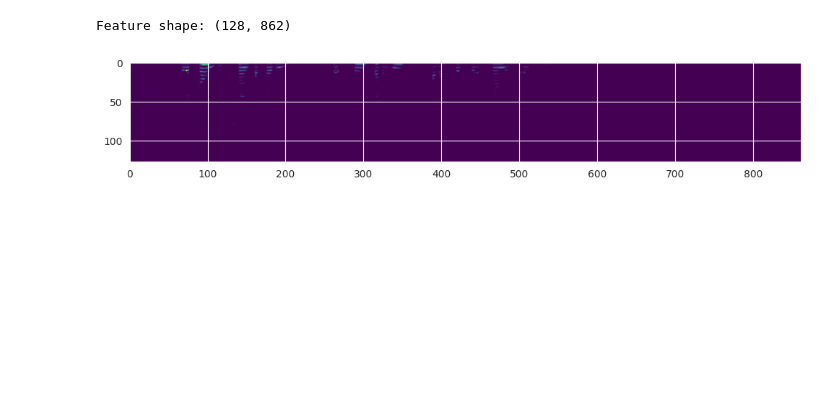
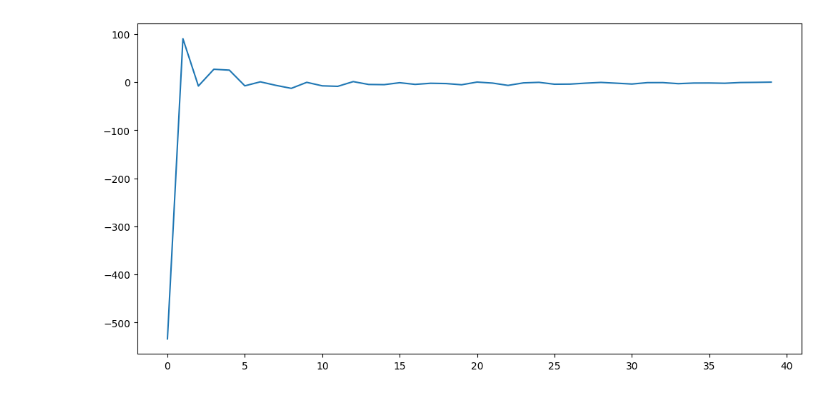
Before and after one commit to jo-pouradier/individu-feature-from-voice, a Jupyter notebook: training_with_new_features.ipynb, the cells around one changed output. Cells and saved outputs as stored; diff of their text form; code cells hidden in the pictures; blank space fills up the shorter version.

```diff
--- a/training_with_new_features.ipynb
+++ b/training_with_new_features.ipynb
@@ -42,6 +42,11 @@ def preprocess_label_data(label_data, keep_age=False):
         'seventies': 6
     }
     label_data = label_data.copy()
+    mfcc_features = []
+    for i in range(features_length):
+        mfcc_features.append(label_data[f'mfcc_{i}'])
+        label_data = label_data.drop(f'mfcc_{i}', axis=1)
+    label_data['mfcc_features'] = list(np.asarray(mfcc_features).T)
     if keep_age:
         serie_age = label_data['age'].copy()
     if use_ordinal_age:
@@ -53,6 +58,7 @@ def preprocess_label_data(label_data, keep_age=False):
 # %%
 import numpy as np
 import pandas as pd
+import tensorflow as tf
 
 
 def load_csv_data(csv_path):
@@ -78,8 +84,9 @@ def create_dataset(csv_path, batch_size, num_age_classes, train_ratio=0.8, rando
     print(f"Validation data: {len(val_data)} samples")
     # Convert columns to tensors
     def convert_to_tensors(data):
-        features = tf.convert_to_tensor(data['mfcc_features'].values, dtype=tf.float32)
-        ages = tf.convert_to_tensor(data['age'] if use_ordinal_age else data.iloc[:, 3:].values,
+        features = data['mfcc_features']
+        features = tf.convert_to_tensor(np.stack(features), dtype=tf.float32)
+        ages = tf.convert_to_tensor(data['age'] if use_ordinal_age else data.iloc[:, 4:].values,
                                     dtype=tf.float32)  # Assuming age columns start from index 3
         if not train_age_only:
             genders = tf.convert_to_tensor(data['gender'].values, dtype=tf.int32)
@@ -120,7 +127,7 @@ def create_dataset(csv_path, batch_size, num_age_classes, train_ratio=0.8, rando
         # Parse rows, and batch
         train_dataset = (
             train_dataset
-            .map(lambda path, age: tf_parse_row(path, None, age, num_age_classes),
+            .map(lambda features, age: tf_parse_row(features, None, age, num_age_classes),
                  num_parallel_calls=tf.data.AUTOTUNE)
             .batch(batch_size)
             .prefetch(tf.data.AUTOTUNE)  # Prefetch for efficient data loading
@@ -128,7 +135,7 @@ def create_dataset(csv_path, batch_size, num_age_classes, train_ratio=0.8, rando
 
         val_dataset = (
             val_dataset
-            .map(lambda path, age: tf_parse_row(path, None, age, num_age_classes),
+            .map(lambda features, age: tf_parse_row(features, None, age, num_age_classes),
                  num_parallel_calls=tf.data.AUTOTUNE)
             .batch(batch_size)
             .prefetch(tf.data.AUTOTUNE)  # Prefetch for efficient data loading
@@ -398,14 +404,12 @@ Model: "audio_age_and_gender_classifier_11"
 # %%
 # Visualise a batch on the same figure
 import matplotlib.pyplot as plt
 features, labels = train_dataset.take(1).as_numpy_iterator().next()
 plt.figure(figsize=(12, 6))
 for i, feature in enumerate(features):
     if i != 5:
         continue
-    print(f"Feature shape: {feature.shape}")
-    plt.imshow(feature, cmap='viridis')
+    plt.plot(feature)
 plt.show()
 # %% [output]
-Feature shape: (128, 862)
-[figure, old version]
+[figure, new version]
```
Also changed, not shown: parts of 6 cells of this notebook, 3 other files.
